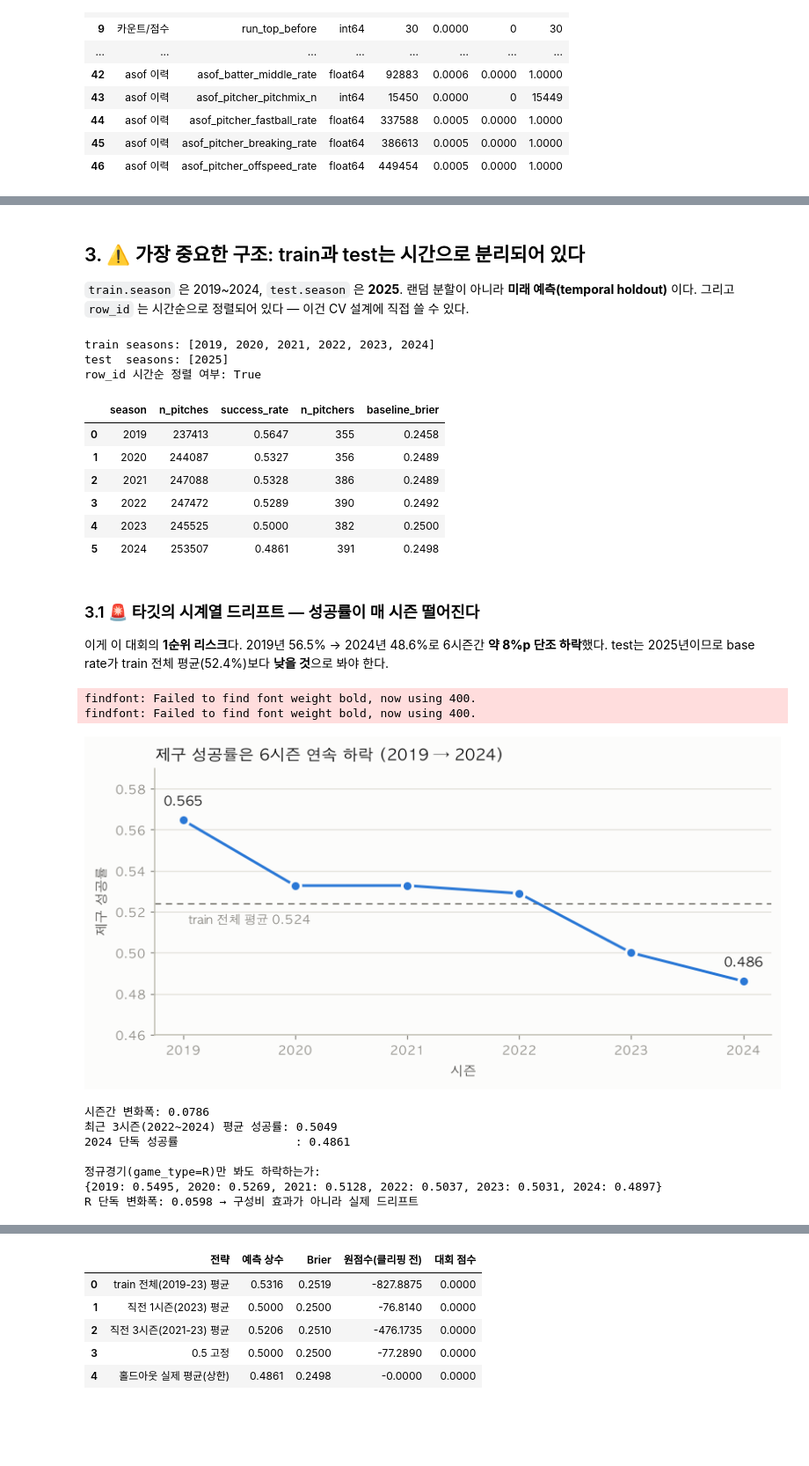
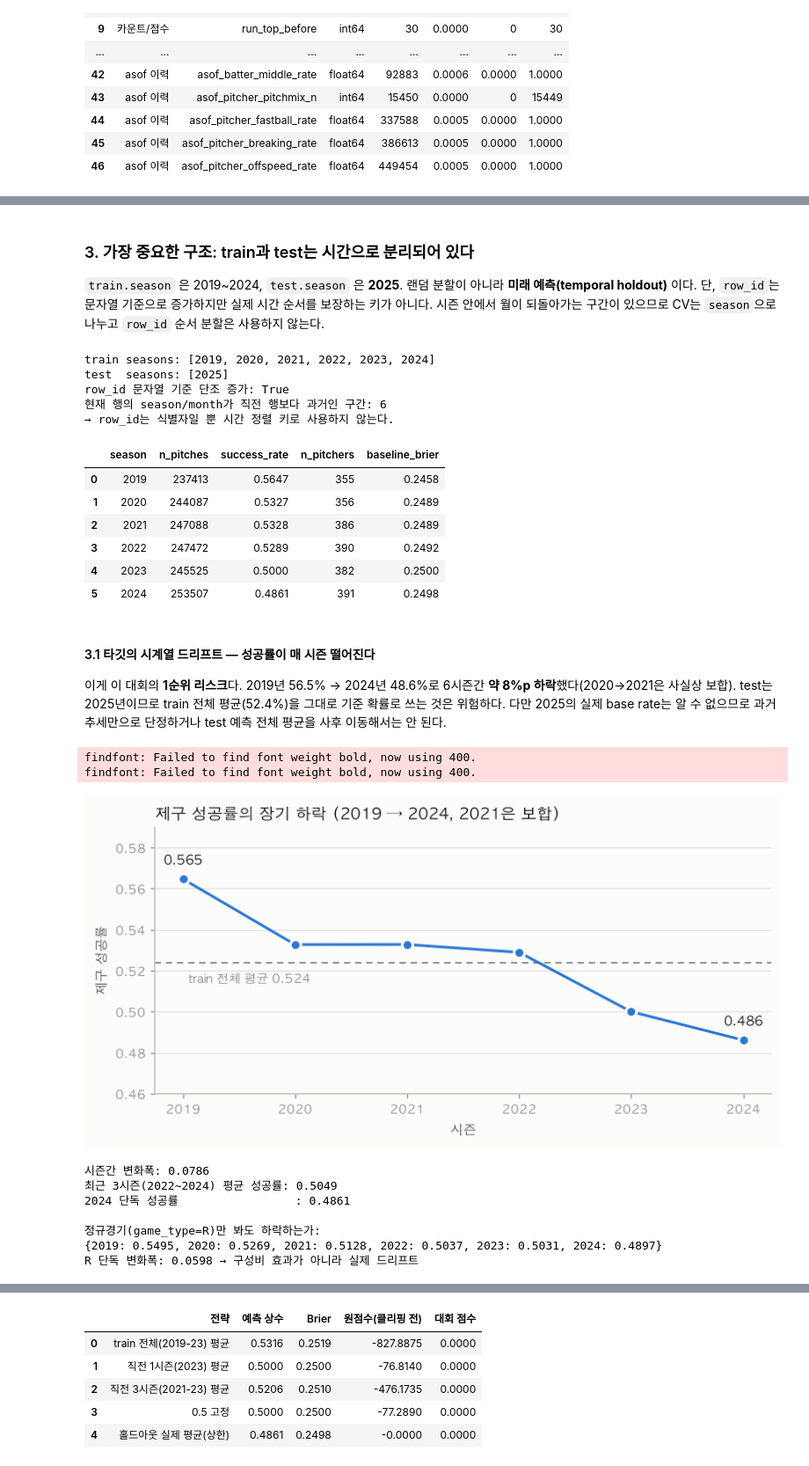
Before and after one commit to 26-BITAmin/LG_aimers_9th, a Jupyter notebook: notebooks/01_eda.ipynb, the cells around one changed output, grey strips where cells are left out. Shown at 88% size. Drawn from its saved outputs; the diff is of its cells as text; code cells hidden in the pictures; blank space fills up the shorter version.

```diff
--- a/notebooks/01_eda.ipynb
+++ b/notebooks/01_eda.ipynb
@@ -27,5 +27,6 @@
 # %%
 import warnings, json, os
+from pathlib import Path
 warnings.filterwarnings("ignore")
 
 import numpy as np
@@ -38,14 +39,14 @@ pd.set_option("display.max_columns", 80)
 pd.set_option("display.width", 200)
 pd.set_option("display.float_format", lambda v: f"{v:,.4f}")
 
-# --- 한글 폰트 (macOS) ---
+# 한글 폰트 (macOS)
 for _f in ["AppleGothic", "Apple SD Gothic Neo", "NanumGothic", "Malgun Gothic"]:
     if any(_f == f.name for f in mpl.font_manager.fontManager.ttflist):
         mpl.rcParams["font.family"] = _f
         break
 mpl.rcParams["axes.unicode_minus"] = False
 
-# --- 차트 공통 스타일: 얇은 마크, 후퇴하는 그리드/축, 텍스트는 텍스트 색 ---
+# 차트 공통 스타일: 얇은 마크, 후퇴하는 그리드/축, 텍스트는 텍스트 색
 SURFACE   = "#fcfcfb"
 INK       = "#0b0b0b"
 INK_2     = "#52514e"
@@ -71,7 +72,22 @@ mpl.rcParams.update({
     "lines.linewidth": 2.0, "lines.markersize": 8,
 })
 
-DATA = "../data"
+try:
+    from google.colab import drive
+    drive.mount("/content/drive", force_remount=False)
+except ImportError:
+    pass
+
+_candidates = [
+    Path.cwd(), Path.cwd().parent,
+    Path("/content/Aimers_9th"),
+    Path("/content/drive/MyDrive/LG_aimers_9th"),
+    Path("/content/drive/MyDrive/Aimers_9th"),
+]
+PROJECT_ROOT = next((p.resolve() for p in _candidates if (p / "data/train.csv").exists()), None)
+if PROJECT_ROOT is None:
+    raise FileNotFoundError("data/train.csv를 찾지 못했습니다. 저장소 루트나 notebooks 폴더에서 실행하세요.")
+DATA = PROJECT_ROOT / "data"
 ID_COL, TARGET = "row_id", "control_success"
 print("setup ok |", mpl.rcParams["font.family"])
 # %% [output]
@@ -119,7 +135,7 @@ BSS 0.0200 (2.00%p)  ->     2,000 점
 # %%
-train = pd.read_csv(f"{DATA}/train.csv", encoding="utf-8-sig")
-test  = pd.read_csv(f"{DATA}/test.csv",  encoding="utf-8-sig")
-sub   = pd.read_csv(f"{DATA}/sample_submission.csv", encoding="utf-8-sig")
+train = pd.read_csv(DATA / "train.csv", encoding="utf-8-sig")
+test  = pd.read_csv(DATA / "test.csv",  encoding="utf-8-sig")
+sub   = pd.read_csv(DATA / "sample_submission.csv", encoding="utf-8-sig")
 
 print(f"train : {train.shape}")
 print(f"test  : {test.shape}   (배포본은 형식 확인용 5건, 실제 평가 245,789건)")
@@ -181,12 +234,15 @@ inv
 # %% [markdown]
-## 3. ⚠️ 가장 중요한 구조: train과 test는 **시간으로 분리**되어 있다
+### 3. 가장 중요한 구조: train과 test는 **시간으로 분리**되어 있다
 
 `train.season` 은 2019~2024, `test.season` 은 **2025**. 랜덤 분할이 아니라 **미래 예측(temporal holdout)** 이다.
-그리고 `row_id` 는 시간순으로 정렬되어 있다 — 이건 CV 설계에 직접 쓸 수 있다.
+단, `row_id`는 문자열 기준으로 증가하지만 실제 시간 순서를 보장하는 키가 아니다. 시즌 안에서 월이 되돌아가는 구간이 있으므로 CV는 `season`으로 나누고 `row_id` 순서 분할은 사용하지 않는다.
 # %%
 print("train seasons:", sorted(train.season.unique()))
 print("test  seasons:", sorted(test.season.unique()))
-print("row_id 시간순 정렬 여부:", train[ID_COL].is_monotonic_increasing)
+print("row_id 문자열 기준 단조 증가:", train[ID_COL].is_monotonic_increasing)
+season_month = train.season * 12 + train.game_month
+print("현재 행의 season/month가 직전 행보다 과거인 구간:", int(season_month.diff().lt(0).sum()))
+print("→ row_id는 식별자일 뿐 시간 정렬 키로 사용하지 않는다.")
 
 by_season = train.groupby("season").agg(
     n_pitches=(TARGET, "size"),
@@ -198,7 +254,9 @@ by_season
 # %% [output]
 train seasons: [2019, 2020, 2021, 2022, 2023, 2024]
 test  seasons: [2025]
-row_id 시간순 정렬 여부: True
+row_id 문자열 기준 단조 증가: True
+현재 행의 season/month가 직전 행보다 과거인 구간: 6
+→ row_id는 식별자일 뿐 시간 정렬 키로 사용하지 않는다.
 |  | season | n_pitches | success_rate | n_pitchers | baseline_brier |
 | 0 | 2019 | 237413 | 0.5647 | 355 | 0.2458 |
 | 1 | 2020 | 244087 | 0.5327 | 356 | 0.2489 |
@@ -207,44 +265,44 @@ row_id 시간순 정렬 여부: True
 | 4 | 2023 | 245525 | 0.5000 | 382 | 0.2500 |
 | 5 | 2024 | 253507 | 0.4861 | 391 | 0.2498 |
 # %% [markdown]
-### 3.1 🚨 타깃의 시계열 드리프트 — 성공률이 매 시즌 떨어진다
+#### 3.1 타깃의 시계열 드리프트 — 성공률이 매 시즌 떨어진다
 
-이게 이 대회의 **1순위 리스크**다. 2019년 56.5% → 2024년 48.6%로 6시즌간 **약 8%p 단조 하락**했다.
-test는 2025년이므로 base rate가 train 전체 평균(52.4%)보다 **낮을 것**으로 봐야 한다.
+이게 이 대회의 **1순위 리스크**다. 2019년 56.5% → 2024년 48.6%로 6시즌간 **약 8%p 하락**했다(2020→2021은 사실상 보합).
+test는 2025년이므로 train 전체 평균(52.4%)을 그대로 기준 확률로 쓰는 것은 위험하다. 다만 2025의 실제 base rate는 알 수 없으므로 과거 추세만으로 단정하거나 test 예측 전체 평균을 사후 이동해서는 안 된다.
 # %%
 fig, ax = plt.subplots(figsize=(7.4, 3.8))
 x, y = by_season.season.values, by_season.success_rate.values
 
 ax.plot(x, y, color=C1, marker="o", markeredgecolor=SURFACE, markeredgewidth=2, zorder=3)
 ax.axhline(train[TARGET].mean(), color=MUTED, lw=1.2, ls=(0, (4, 3)), zorder=1)
 ax.annotate(f"train 전체 평균 {train[TARGET].mean():.3f}", xy=(2019.05, train[TARGET].mean()),
             xytext=(0, -7), textcoords="offset points", color=MUTED, fontsize=9, va="top")
 
 # 선택적 직접 라벨: 양 끝점만
 for xi, yi in [(x[0], y[0]), (x[-1], y[-1])]:
     ax.annotate(f"{yi:.3f}", xy=(xi, yi), xytext=(0, 11), textcoords="offset points",
                 ha="center", fontsize=10, color=INK, fontweight="bold")
 
-ax.set_title("제구 성공률은 6시즌 연속 하락 (2019 → 2024)")
+ax.set_title("제구 성공률의 장기 하락 (2019 → 2024, 2021은 보합)")
 ax.set_xlabel("시즌"); ax.set_ylabel("제구 성공률")
 ax.set_ylim(0.46, 0.59); ax.set_xticks(x)
 ax.grid(axis="x", visible=False)
 plt.tight_layout(); plt.show()
 
 print("시즌간 변화폭:", round(by_season.success_rate.max() - by_season.success_rate.min(), 4))
 print("최근 3시즌(2022~2024) 평균 성공률:",
       round(train.loc[train.season >= 2022, TARGET].mean(), 4))
 print("2024 단독 성공률                 :", round(train.loc[train.season == 2024, TARGET].mean(), 4))
 
 # 이 하락이 경기 유형 구성비 변화 때문인지 확인 (§5.3에서 game_type을 자세히 본다)
 r_only = train[train.game_type == "R"].groupby("season")[TARGET].mean()
 print("\n정규경기(game_type=R)만 봐도 하락하는가:")
 print(r_only.round(4).to_dict())
 print("R 단독 변화폭:", round(r_only.max() - r_only.min(), 4), "→ 구성비 효과가 아니라 실제 드리프트")
 # %% [output]
 findfont: Failed to find font weight bold, now using 400.
 findfont: Failed to find font weight bold, now using 400.
-[figure, old version]
+[figure, new version]
 시즌간 변화폭: 0.0786
 최근 3시즌(2022~2024) 평균 성공률: 0.5049
 2024 단독 성공률                 : 0.4861
```
Also changed, not shown: parts of 49 cells of this notebook, 7 other files.
